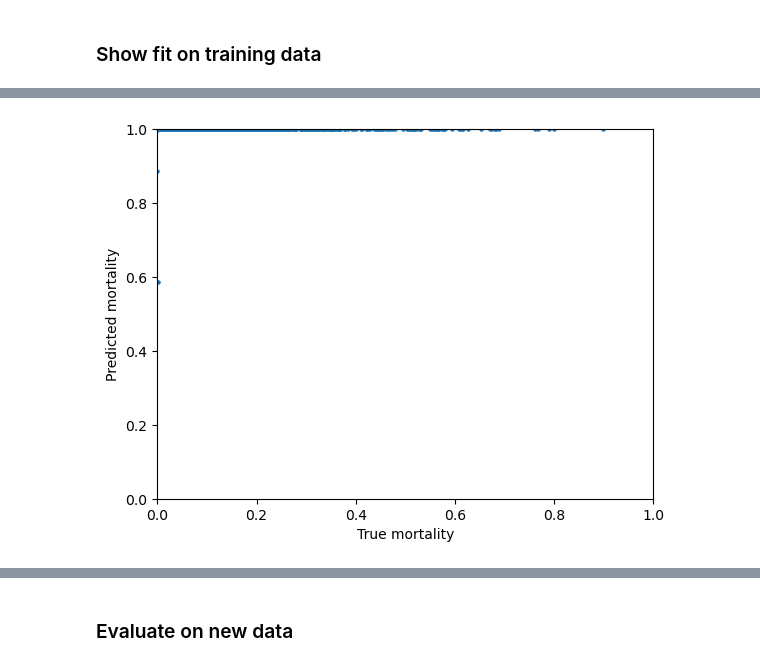
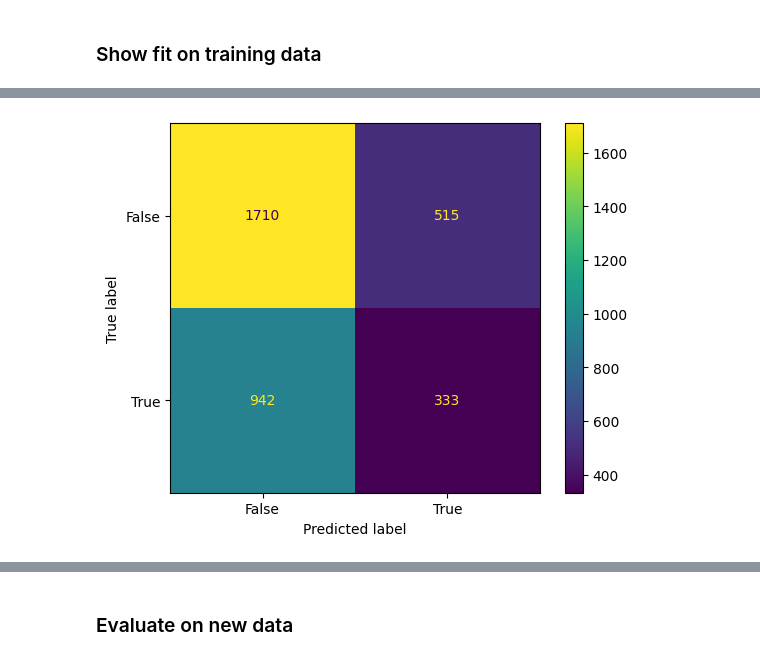
Before and after one commit to s-kganz/ForestLST, a Jupyter notebook: notebooks/build_preisler_nn.ipynb, the cells around one changed output, grey strips where cells are left out. Drawn from its saved outputs; the diff is of its cells as text; code cells hidden in the pictures.

Commit message:
add multitrain experiment, fix sample weighterror in preisler nn

```diff
--- a/notebooks/build_preisler_nn.ipynb
+++ b/notebooks/build_preisler_nn.ipynb
@@ -106,12 +107,12 @@ feature
 To match the paper, we have to convert `pct_mortality` to a binary variable. Technically there's another model on top of this one that predicts area affected by mortality given that some mortality is predicted.
 # %%
 def preprocess(feature):
-    # feature["pct_mortality"] = tf.math.greater(feature["pct_mortality"], 0)
+    feature["pct_mortality"] = tf.math.greater(feature["pct_mortality"], 0)
 
     output = feature.pop("pct_mortality")
 
     # Example, target, sample weight
-    return feature, {"pct_mortality": output}, output
+    return feature, {"pct_mortality": output}
 
 ds_proc = ds_dec.map(preprocess)
 
@@ -226,12 +242 @@ model.compile(
 )
-# %%
-earlystop = keras.callbacks.EarlyStopping(monitor="loss", patience=3)
-checkpoint = keras.callbacks.ModelCheckpoint("tmp/preisler_model.keras")
-
-history = model.fit(
-    x=ds_train,
-    validation_data=ds_valid,
-    epochs=1,
-    verbose=1,
-    callbacks=[earlystop, checkpoint]
-)
@@ -239,0 +243,14 @@ history = model.fit(
+# %%
+# Callbacks
+earlystop = keras.callbacks.EarlyStopping(monitor="loss", patience=3)
+checkpoint = keras.callbacks.ModelCheckpoint("tmp/preisler_model.keras")
+logdir = "logs/"
+tensorboard_callback = tf.keras.callbacks.TensorBoard(logdir, histogram_freq=1)
+# %%
+history = model.fit(
+    x=ds_train,
+    validation_data=ds_valid,
+    epochs=100,
+    verbose=0,
+    callbacks=[earlystop, checkpoint, tensorboard_callback]
+)
@@ -240,12 +266,9 @@ history = model.fit(
 # %% [markdown]
 ### Show fit on training data
 # %%
-model = build_preisler_model()
 y_train_hat = model.predict(ds_train)
-plt.scatter(y_train, y_train_hat, s=5)
-plt.ylim(0, 1)
-plt.xlim(0, 1)
-plt.xlabel("True mortality")
-plt.ylabel("Predicted mortality")
+y_train_hat_classif = y_train_hat > 0.5
+
+ConfusionMatrixDisplay.from_predictions(y_train, y_train_hat_classif)
 plt.show()
 # %% [output]
@@ -253 +276 @@ plt.show()
-[figure, old version]
+[figure, new version]
```
Also changed, not shown: parts of 26 cells of this notebook, 1 other file.
